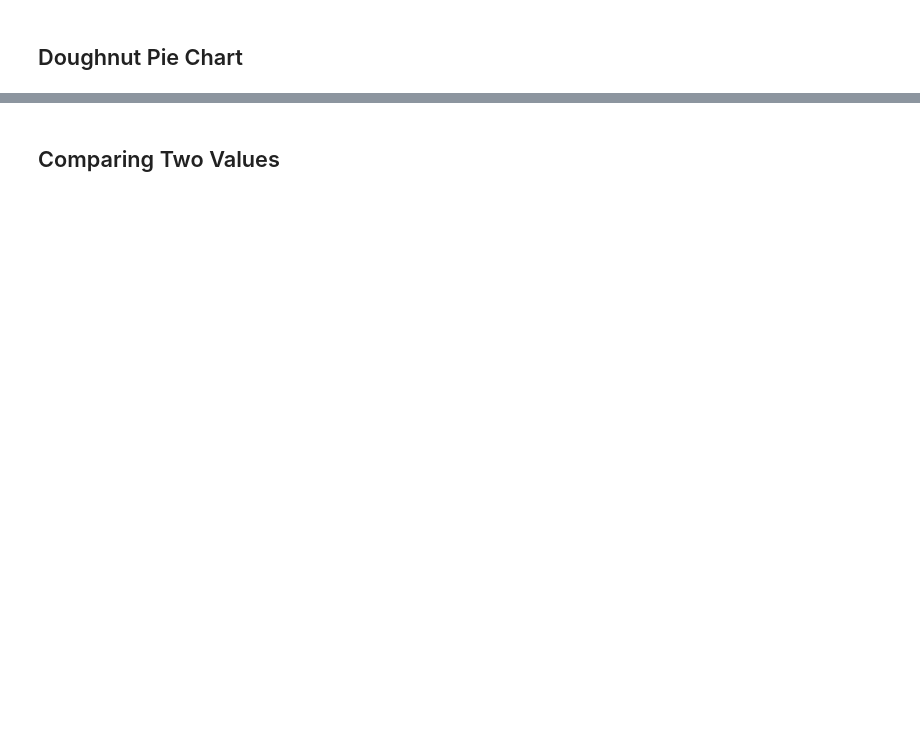
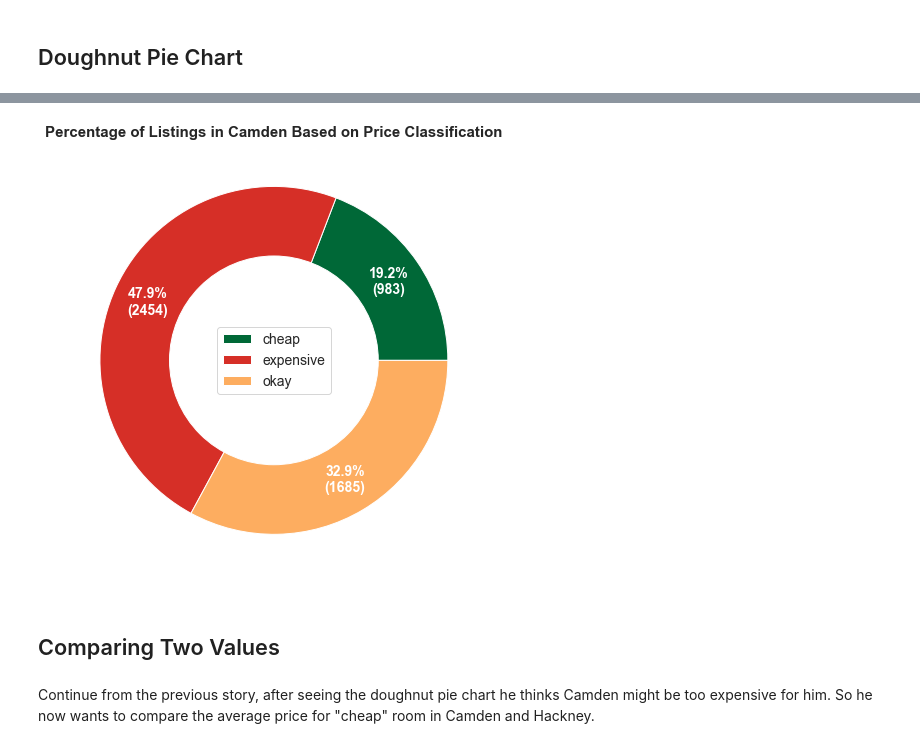
Before and after one commit to dindatisi/python_charts, a Jupyter notebook: chart_gallery.ipynb, the cells around one changed output, grey strips where cells are left out. Saved outputs shown, nothing was run; the diff lists cells and outputs as text; code cells hidden in the pictures; blank space fills up the shorter version.

```diff
--- a/chart_gallery.ipynb
+++ b/chart_gallery.ipynb
@@ -156,0 +168,12 @@ plt.show()
+# %%
+def get_price_category(x):
+    if x<=50:
+        return 'cheap'
+    elif x>100:
+        return 'expensive'
+    else:
+        return 'okay'
+# %%
+df['his_price_category'] = df.price.apply(get_price_category)
+# check result
+df[['price','his_price_category']].head()
@@ -157,2 +187,44 @@ plt.show()
+# %%
+
+fig, ax = plt.subplots(figsize=(8,8), subplot_kw=dict(aspect="equal"))
+my_circle=plt.Circle( (0,0), 0.7, color='white')
+
+# pick colors
+cmap=plt.cm.get_cmap('RdYlGn')
+colors = [cmap(1.3),cmap(0.1),cmap(0.3)]
+
+
+def func(pct, allvals):
+    # calculate percentage for data labels
+    absolute = int(pct/100.*np.sum(allvals))
+    return "{:.1f}%\n({:d})".format(pct, absolute)
+
+
+data = df[df.neighbourhood=='Camden'].groupby('his_price_category')['id'].count().values
+
+# plot and texts
+wedges, texts, autotexts = plt.pie(df[df.neighbourhood=='Camden'].groupby('his_price_category')['id'].count(),
+                                   colors=colors,
+                                  autopct=lambda pct: func(pct, data),
+                                  textprops=dict(color="b"),pctdistance=0.8)
+
+plt.setp(autotexts, size=14,weight='bold',color='white')
+
+# adding attributes
+ax.set_title("Percentage of Listings in Camden Based on Price Classification",fontsize=15,weight='bold')
+labels = df[df.neighbourhood=='Camden'].groupby('his_price_category')['id'].count().index
+plt.legend(labels,fontsize=14,loc='center')
+
+# add circle
+my_circle=plt.Circle( (0,0), 0.6, color='white')
+p=plt.gcf()
+p.gca().add_artist(my_circle)
+
+
+plt.show()
+# %% [output]
+[figure, added]
 # %% [markdown]
 ## Comparing Two Values
+# %% [markdown]
+Continue from the previous story, after seeing the doughnut pie chart he thinks Camden might be too expensive for him. So he now wants to compare the average price for "cheap" room in Camden and Hackney.
```
Also changed, not shown: parts of 9 cells of this notebook.
